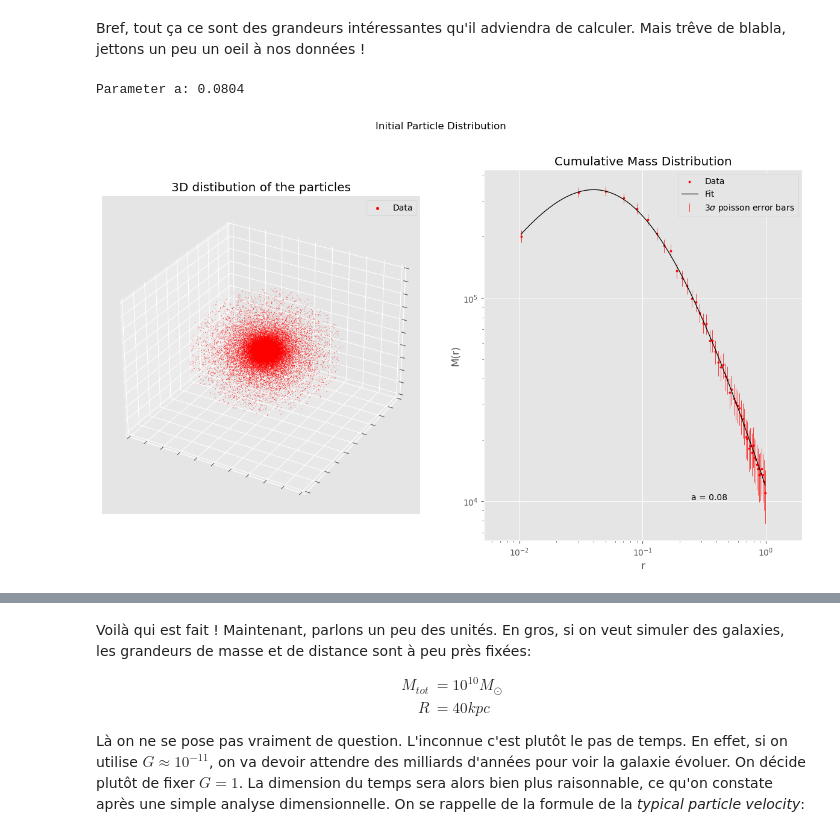
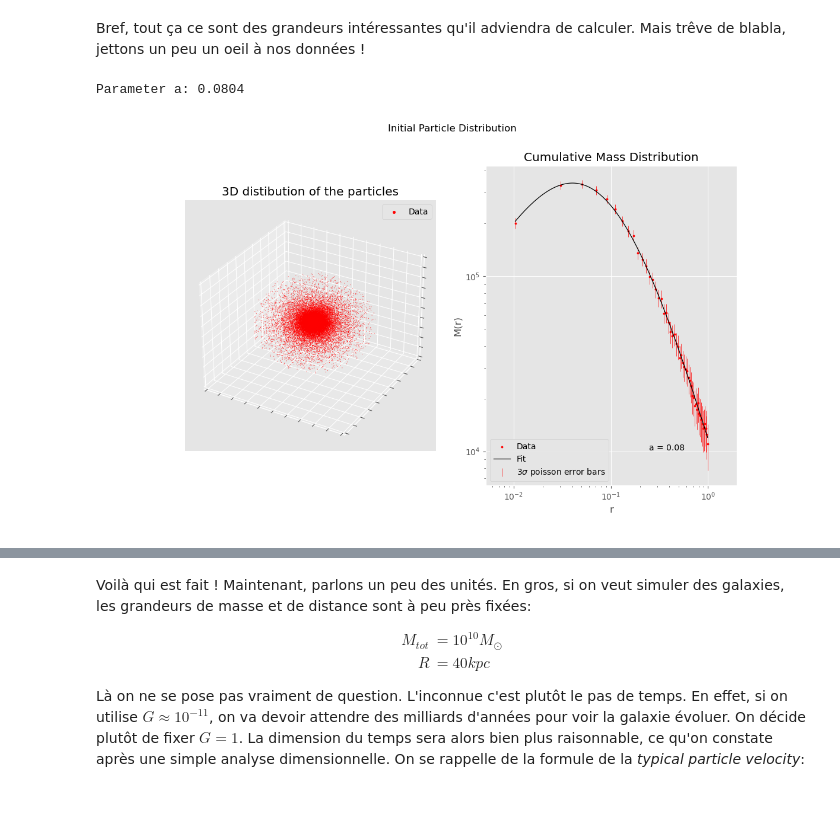
Before and after one commit to ProfesseurShadoko/compastro, a Jupyter notebook: scripts/main.ipynb, the cells around one changed output, grey strips where cells are left out. Saved outputs shown, nothing was run; the diff lists cells and outputs as text; code cells hidden in the pictures; blank space fills up the shorter version.

```diff
--- a/scripts/main.ipynb
+++ b/scripts/main.ipynb
@@ -5,6 +5,8 @@ On se lance dans le projet *N-body*. Il est conseillé d'utiliser C++, et c'est
 
 Sans plus attendre, on va pouvoir se lancer dans les premières tâches du projet!
 # %%
+%matplotlib widget
+
 import numpy as np
 import scipy as sp
 import pandas as pd
@@ -13,6 +15,14 @@ from matplotlib.gridspec import GridSpec
 from mpl_toolkits.mplot3d import Axes3D
 from scipy.optimize import curve_fit
 from scipy.stats import gaussian_kde
+import imageio
 from fancy_package import *
 
+
 plt.style.use("ggplot")
+plt.rcParams['figure.figsize'] = (12, 7)
+
+import os
+while not os.path.exists("files"):
+    os.chdir("..")
+print("Current directory:", os.getcwd())
@@ -38,6 +53,6 @@ df = None
 # %% [markdown]
 Jettons un oeil à ce dataframe !
 # %%
-particles_data = pd.read_csv("../files/data.csv")
+particles_data = pd.read_csv("files/data.csv")
 particles_data.head(3)
 # %% [output]
@@ -122,7 +137,7 @@ NBINS = 50
 df_to_plot = particles_data[particles_data["r"]<1]
 
 #3d scatter of the data
-plt.figure(figsize=(15, 8))
+plt.figure()
 plt.suptitle("Initial Particle Distribution")
 grid = GridSpec(1, 2, hspace=1)
 plt.subplot(grid[0], projection="3d")
@@ -150,31 +165,31 @@ x = np.linspace(min(bin_centers), max(bin_centers), 1000)
 a, _ = curve_fit(rho, bin_centers, hist)
 a = a[0]
 print(f"Parameter a: {a:.4f}")
 
 # count the number of particles in each bin
 
 plt.title("Cumulative Mass Distribution")
 
 
 plt.scatter(bin_centers, hist, color='red', s=5, label="Data")
 
 errors = np.sqrt(hist / (M/len(df_to_plot))) * M/len(df_to_plot) * 3 # sigma = sqrt(N)
 plt.errorbar(bin_centers, hist, yerr=errors, fmt='none', color='red', elinewidth=0.5, label = "$3\sigma$ poisson error bars") # we don't see a thing...
 
 plt.plot(x, rho(x, a), label="Fit", color='black', linewidth=0.9)
 #errors = np.sqrt(rho(x, a))*5
 #plt.fill_between(x, rho(x, a)-errors, rho(x, a)+errors, alpha=0.3, color='black')
 plt.text(0.65, 0.11, f"a = {a:.2f}", transform=plt.gca().transAxes)
 
 plt.xlabel("r")
 plt.ylabel("M(r)")
 plt.xlim(np.min(x)/2, np.max(x)*2)
 
 plt.xscale("log")
 plt.yscale("log")
 
 plt.legend()
 plt.show()
 # %% [output]
 Parameter a: 0.0804
-[figure, old version]
+[figure, new version]
```
Also changed, not shown: parts of 16 cells of this notebook, 15 other files.
